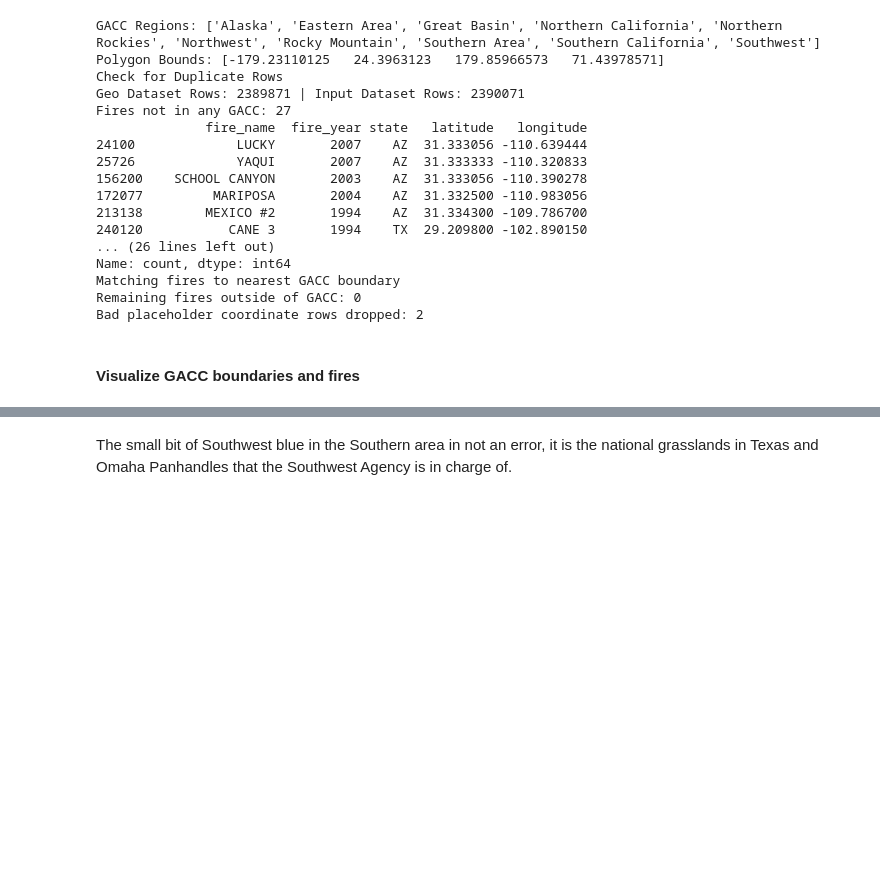
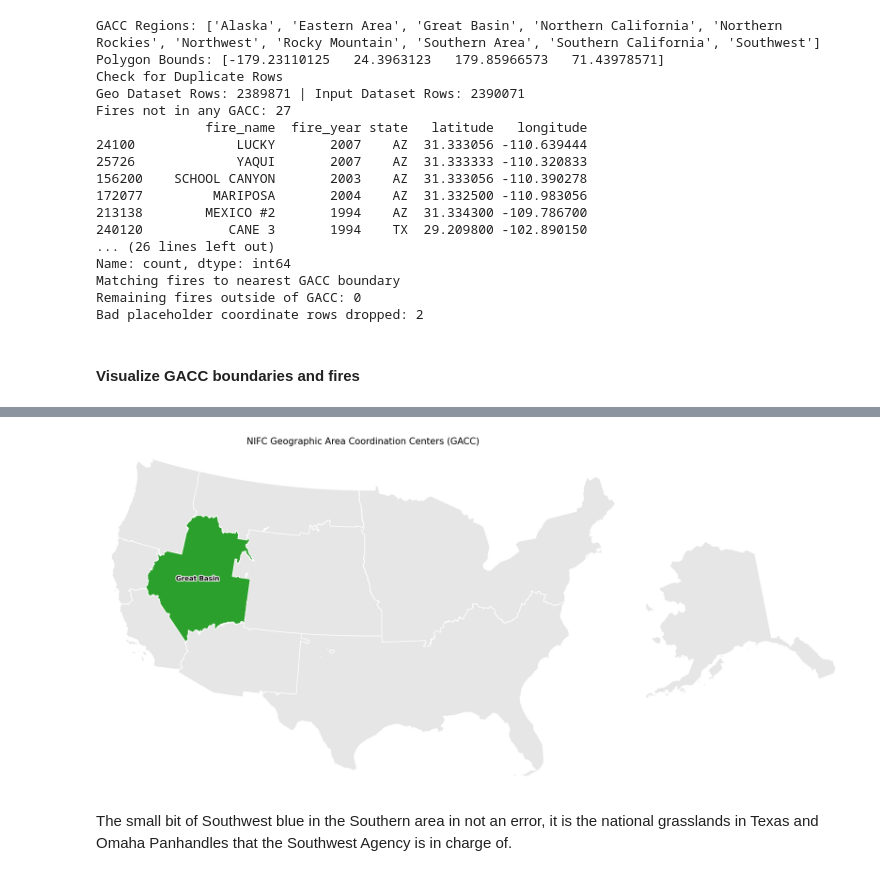
Before and after one commit to JJsouth/wgu_wildfire_capstone, a Jupyter notebook: analysis.ipynb, the cells around one changed output, grey strips where cells are left out. Cells and saved outputs as stored; diff of their text form; code cells hidden in the pictures; blank space fills up the shorter version.

```diff
--- a/analysis.ipynb
+++ b/analysis.ipynb
@@ -63,3 +71,9 @@ Saved GACC map to gacc_regions.png
+# %%
+%autoreload 2
+region = "Great Basin"
+gacc_map(gacc, highlight=region, save_path=f"gacc_{region.replace(' ', '_')}.png")
+# %% [output]
+[figure, added]
 # %% [markdown]
 The small bit of Southwest blue in the Southern area in not an error, it is the national grasslands in Texas and Omaha Panhandles that the Southwest Agency is in charge of.
 # %%
```
Also changed, not shown: parts of 5 cells of this notebook, 1 other file.
